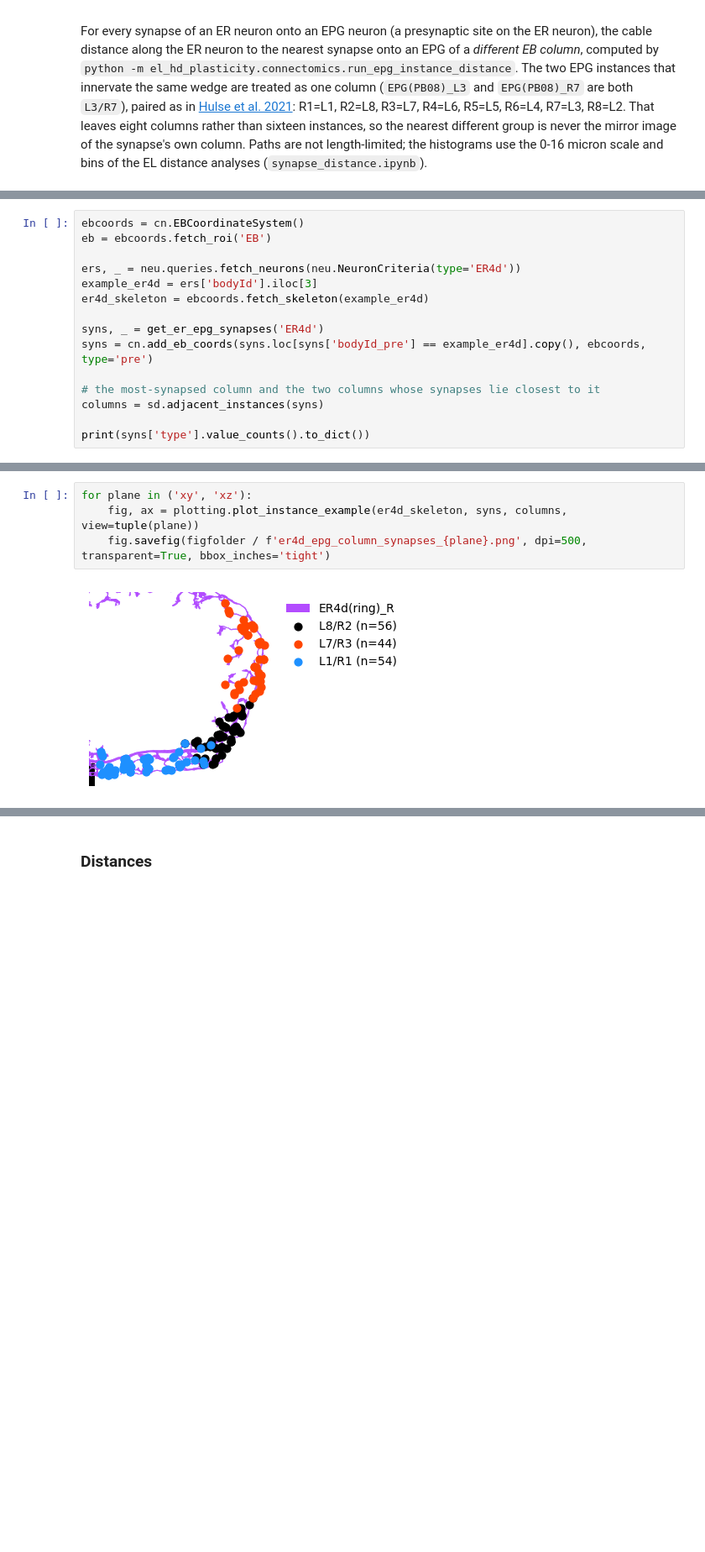
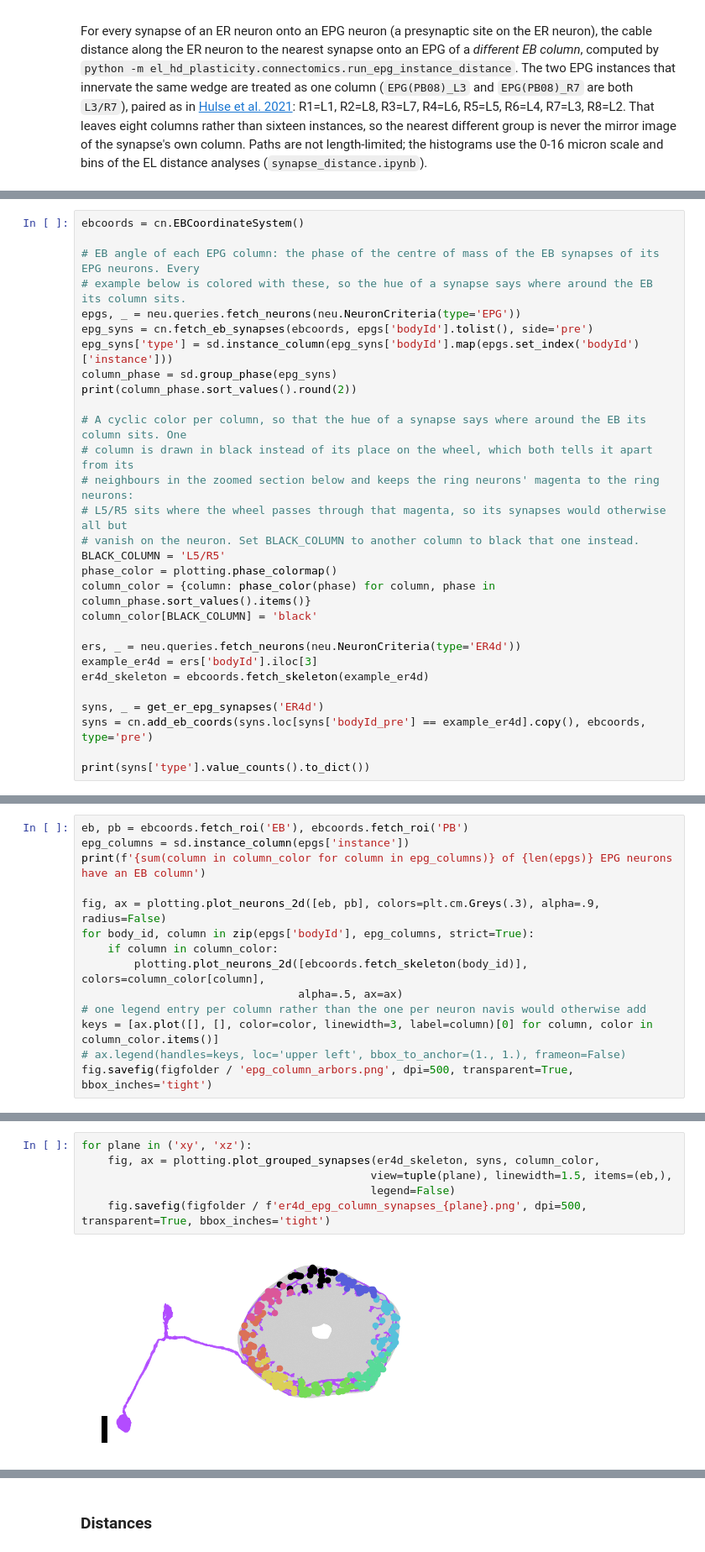
Before and after one commit to yfisher-lab/plitt_turnerevans_oa_instructs_hd_plasticity, a Jupyter notebook: figures/connectomics/epg_instance_synapse_distance.ipynb, the cells around one changed output, grey strips where cells are left out. Shown at 84% size. Drawn from its saved outputs; the diff is of its cells as text; blank space fills up the shorter version.

Commit message:
pub fig plots

```diff
--- a/figures/connectomics/epg_instance_synapse_distance.ipynb
+++ b/figures/connectomics/epg_instance_synapse_distance.ipynb
@@ -34,6 +38,23 @@ synapse's own column. Paths are not length-limited; the histograms use the 0-16
 # %%
 ebcoords = cn.EBCoordinateSystem()
-eb = ebcoords.fetch_roi('EB')
+
+# EB angle of each EPG column: the phase of the centre of mass of the EB synapses of its EPG neurons. Every
+# example below is colored with these, so the hue of a synapse says where around the EB its column sits.
+epgs, _ = neu.queries.fetch_neurons(neu.NeuronCriteria(type='EPG'))
+epg_syns = cn.fetch_eb_synapses(ebcoords, epgs['bodyId'].tolist(), side='pre')
+epg_syns['type'] = sd.instance_column(epg_syns['bodyId'].map(epgs.set_index('bodyId')['instance']))
+column_phase = sd.group_phase(epg_syns)
+print(column_phase.sort_values().round(2))
+
+# A cyclic color per column, so that the hue of a synapse says where around the EB its column sits. One
+# column is drawn in black instead of its place on the wheel, which both tells it apart from its
+# neighbours in the zoomed section below and keeps the ring neurons' magenta to the ring neurons:
+# L5/R5 sits where the wheel passes through that magenta, so its synapses would otherwise all but
+# vanish on the neuron. Set BLACK_COLUMN to another column to black that one instead.
+BLACK_COLUMN = 'L5/R5'
+phase_color = plotting.phase_colormap()
+column_color = {column: phase_color(phase) for column, phase in column_phase.sort_values().items()}
+column_color[BLACK_COLUMN] = 'black'
 
 ers, _ = neu.queries.fetch_neurons(neu.NeuronCriteria(type='ER4d'))
 example_er4d = ers['bodyId'].iloc[3]
@@ -42,9 +63,6 @@ er4d_skeleton = ebcoords.fetch_skeleton(example_er4d)
 syns, _ = get_er_epg_synapses('ER4d')
 syns = cn.add_eb_coords(syns.loc[syns['bodyId_pre'] == example_er4d].copy(), ebcoords, type='pre')
 
-# the most-synapsed column and the two columns whose synapses lie closest to it
-columns = sd.adjacent_instances(syns)
-
 print(syns['type'].value_counts().to_dict())
 # %% [output]
 The coefficients of the spline returned have been computed as the
@@ -55,0 +84,14 @@ inaccurate. Deficiency may strongly depend on the value of eps.
+# %%
+eb, pb = ebcoords.fetch_roi('EB'), ebcoords.fetch_roi('PB')
+epg_columns = sd.instance_column(epgs['instance'])
+print(f'{sum(column in column_color for column in epg_columns)} of {len(epgs)} EPG neurons have an EB column')
+
+fig, ax = plotting.plot_neurons_2d([eb, pb], colors=plt.cm.Greys(.3), alpha=.9, radius=False)
+for body_id, column in zip(epgs['bodyId'], epg_columns, strict=True):
+    if column in column_color:
+        plotting.plot_neurons_2d([ebcoords.fetch_skeleton(body_id)], colors=column_color[column],
+                                 alpha=.5, ax=ax)
+# one legend entry per column rather than the one per neuron navis would otherwise add
+keys = [ax.plot([], [], color=color, linewidth=3, label=column)[0] for column, color in column_color.items()]
+# ax.legend(handles=keys, loc='upper left', bbox_to_anchor=(1., 1.), frameon=False)
+fig.savefig(figfolder / 'epg_column_arbors.png', dpi=500, transparent=True, bbox_inches='tight')
@@ -56,6 +103,8 @@ inaccurate. Deficiency may strongly depend on the value of eps.
 # %%
 for plane in ('xy', 'xz'):
-    fig, ax = plotting.plot_instance_example(er4d_skeleton, syns, columns, view=tuple(plane))
+    fig, ax = plotting.plot_grouped_synapses(er4d_skeleton, syns, column_color,
+                                            view=tuple(plane), linewidth=1.5, items=(eb,),
+                                            legend=False)
     fig.savefig(figfolder / f'er4d_epg_column_synapses_{plane}.png', dpi=500, transparent=True, bbox_inches='tight')
 # %% [output]
-[figure, old version]
+[figure, new version]
```
Also changed, not shown: parts of 11 cells of this notebook, 16 other files.
